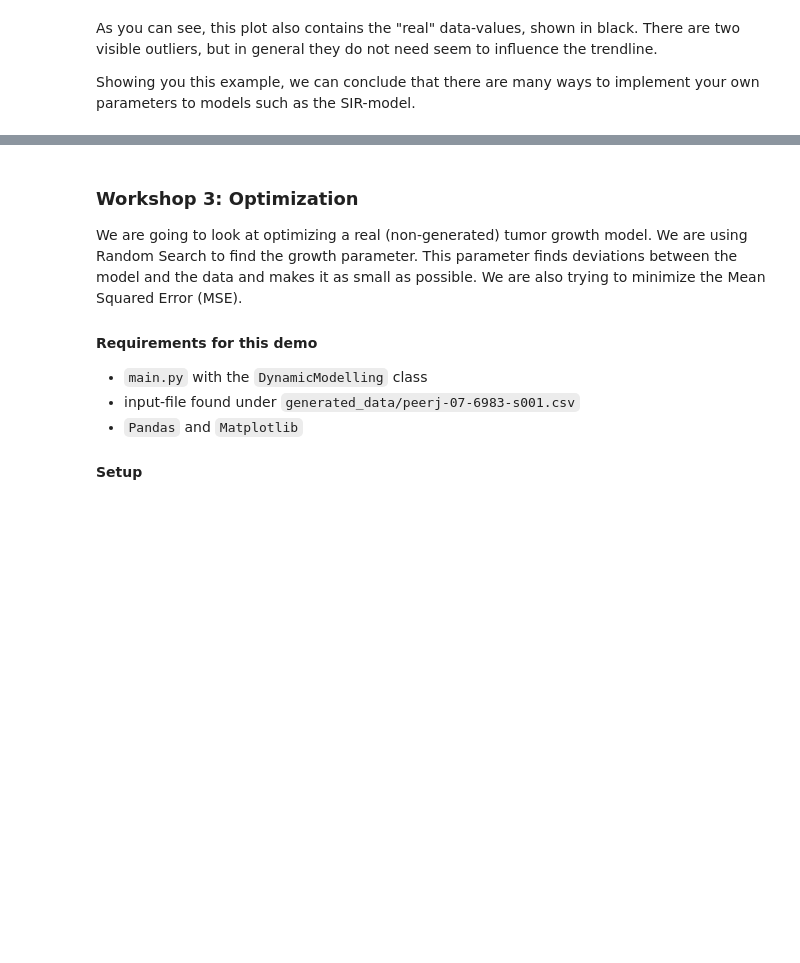
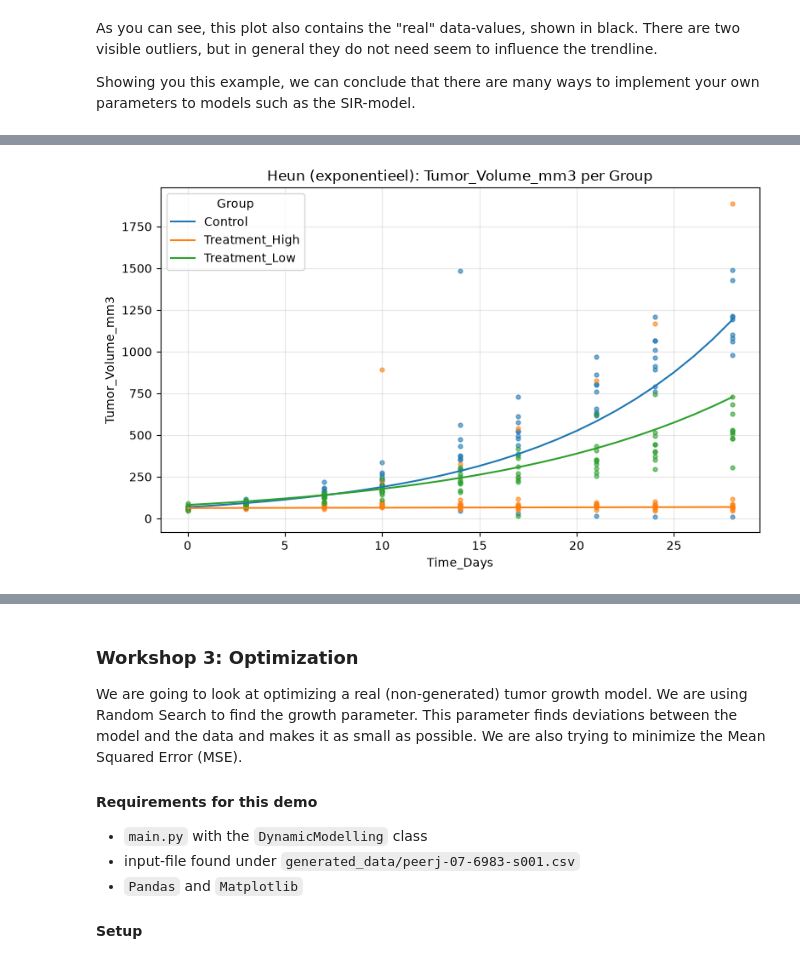
Before and after one commit to emielbosma/case1_modelleren, a Jupyter notebook: Usecase_example.ipynb, the cells around one changed output, grey strips where cells are left out. Cells and saved outputs as stored; diff of their text form; code cells hidden in the pictures; blank space fills up the shorter version.

Commit message:
Added Workshop 2 and 4 and small correction in main

```diff
--- a/Usecase_example.ipynb
+++ b/Usecase_example.ipynb
@@ -64,0 +89,6 @@ Showing you this example, we can conclude that there are many ways to implement
+# %%
+import pandas as pd # file reading and data manipulation
+import main
+
+data = pd.read_csv('generated_data/tumorgroei_dummy_dataset.csv') # generated data
+dm = main.DynamicModelling(data) # starting the `DynamicModelling` class
@@ -64,0 +101,12 @@ Showing you this example, we can conclude that there are many ways to implement
+# %%
+# Heun method
+results_heun = dm.ODE_methods(
+    model="Heun",
+    groupby="Group",
+    ground="Time_Days",
+    references=["Tumor_Volume_mm3"],
+    growth_model="exponentieel",
+    plot=True
+)
+# %% [output]
+[figure, added]
```
Also changed, not shown: parts of 13 cells of this notebook, 2 other files.
